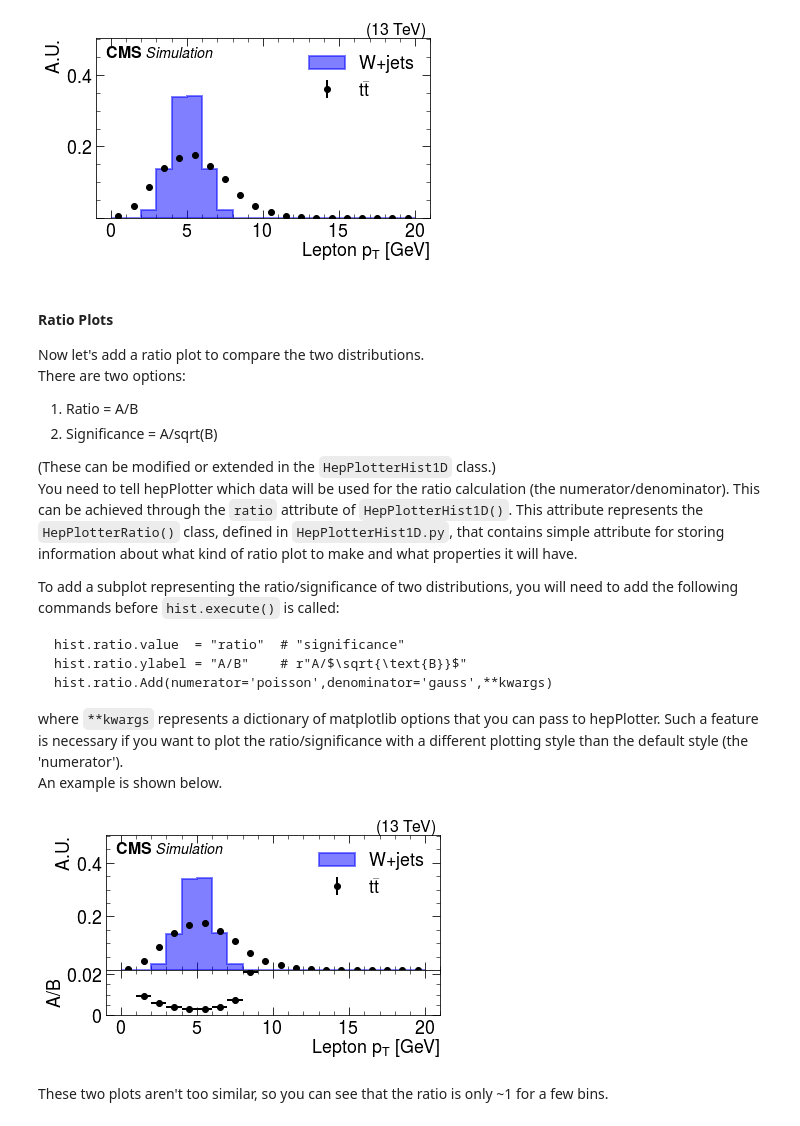
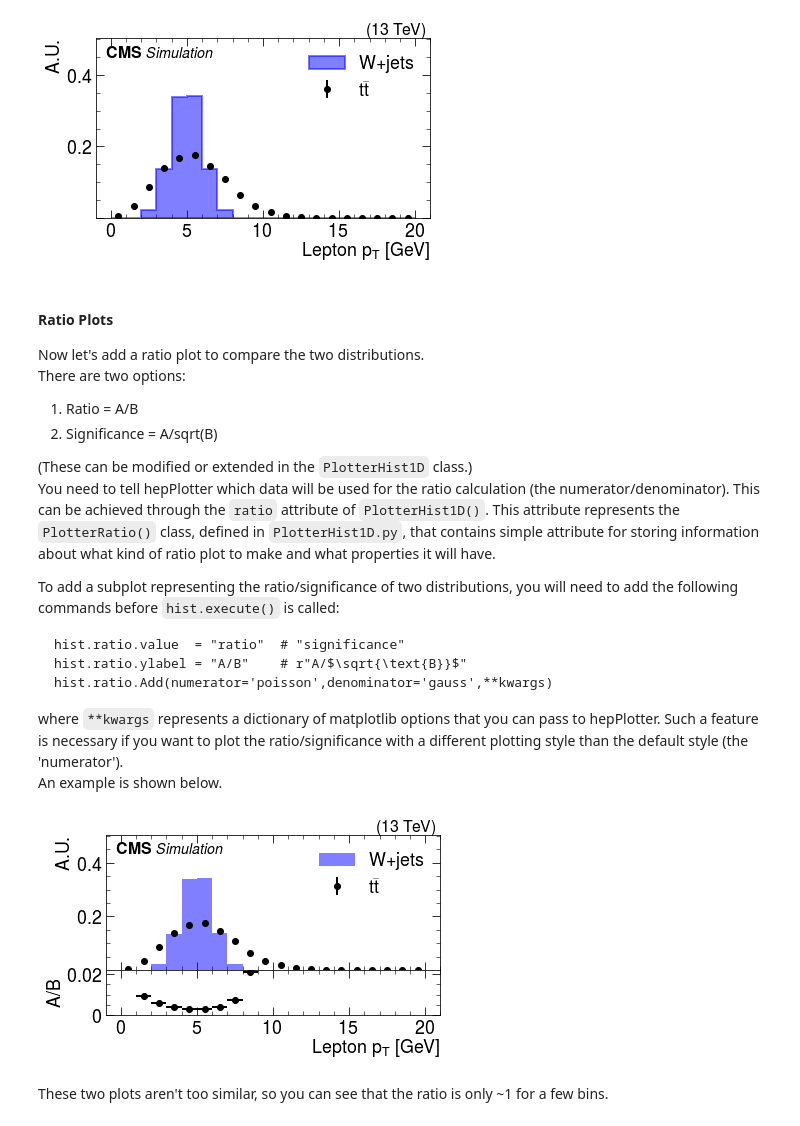
Before and after one commit to demarley/hepPlotter, a Jupyter notebook: examples/0-simple_1D.ipynb, the cells around one changed output. Cells and saved outputs as stored; diff of their text form; code cells hidden in the pictures.

```diff
--- a/examples/0-simple_1D.ipynb
+++ b/examples/0-simple_1D.ipynb
@@ -122,10 +124,10 @@ There are two options:
 1. Ratio = A/B
 2. Significance = A/sqrt(B)
 
-(These can be modified or extended in the `HepPlotterHist1D` class.)
+(These can be modified or extended in the `PlotterHist1D` class.)
 You need to tell hepPlotter which data will be used for the ratio calculation (the numerator/denominator).
-This can be achieved through the `ratio` attribute of `HepPlotterHist1D()`.
-This attribute represents the `HepPlotterRatio()` class, defined in `HepPlotterHist1D.py`,
+This can be achieved through the `ratio` attribute of `PlotterHist1D()`.
+This attribute represents the `PlotterRatio()` class, defined in `PlotterHist1D.py`,
 that contains simple attribute for storing information about what kind of ratio plot to make and what properties it will have.
 
 To add a subplot representing the ratio/significance of two distributions, you will need to add the following commands before `hist.execute()` is called:
@@ -139,41 +141,41 @@ where `**kwargs` represents a dictionary of matplotlib options that you can pass
 An example is shown below.
 # %%
 # Setup the plot
-hist = HepPlotterHist1D()
+hist = Histogram1D()
 
 hist.ratio_plot = "ratio"
 hist.y_label_ratio = "A/B"
 hist.normed  = True
 hist.stacked = False
 hist.x_label = variable_labels[feature].label
 hist.y_label = "A.U." if hist.normed else "Events"
 hist.saveAs  = "hist_"+feature
 hist.CMSlabel = 'top left'
 hist.CMSlabelStatus = "Simulation"
 
 # Ratio plot -- see `HepPlotterRatio()` for all options
 hist.ratio.value  = "significance"
 hist.ratio.ylabel = "A/B"
 
 hist.initialize()   # sets the parameters of the plot
 
 # Add 'possion' data to the plot from sample1
 hist.Add(poisson,name="poisson",
          draw_type='errorbar',color='red',edgecolor="red",
-         label=sample_labels[sample1].label,ratios=[('gauss',True)]) # add 'ratios' keyword here
+         label=sample_labels[sample1].label)
 
 # Add 'gauss' data to the plot from sample2
 hist.Add(gauss,name="gauss",
-         draw_type='stepfilled',color='blue',alpha=0.5,
+         draw_type='stepfilled',color='blue',lw=0,alpha=0.5,
          edgecolor="blue",label=sample_labels[sample2].label)
 
 # Add ratio plot
 hist.ratio.Add(numerator='poisson',denominator='gauss')
 
 p = hist.execute() # make the plot (p represents the matplotlib 'figure' object)
 #hist.savefig()     # save the figure (with name "hist.saveAs+hist.format") and close it
 # %% [output]
-[figure, old version]
+[figure, new version]
 # %% [markdown]
 These two plots aren't too similar, so you can see that the ratio is only ~1 for a few bins.
 # %% [markdown]
```
Also changed, not shown: parts of 6 cells of this notebook, 8 other files.
